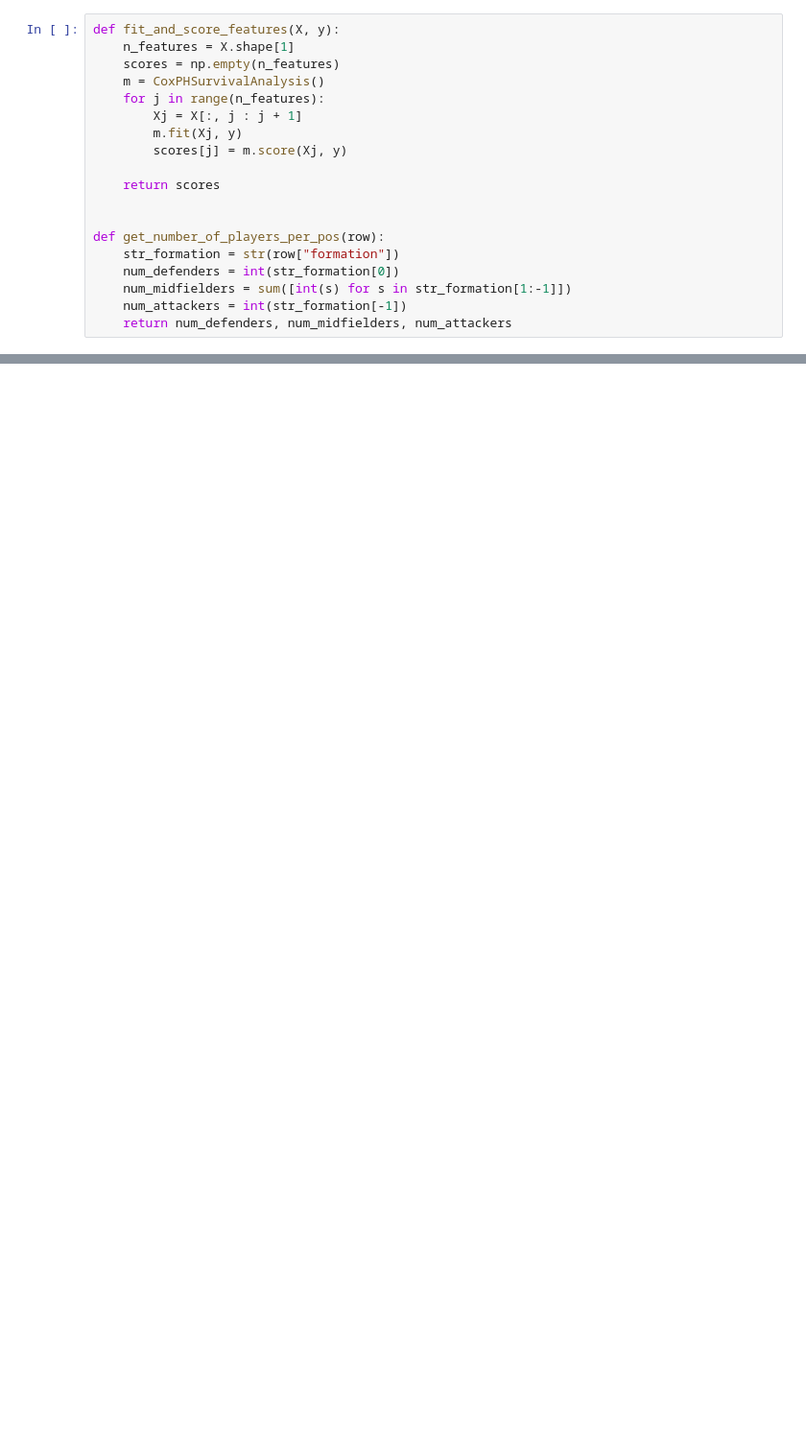
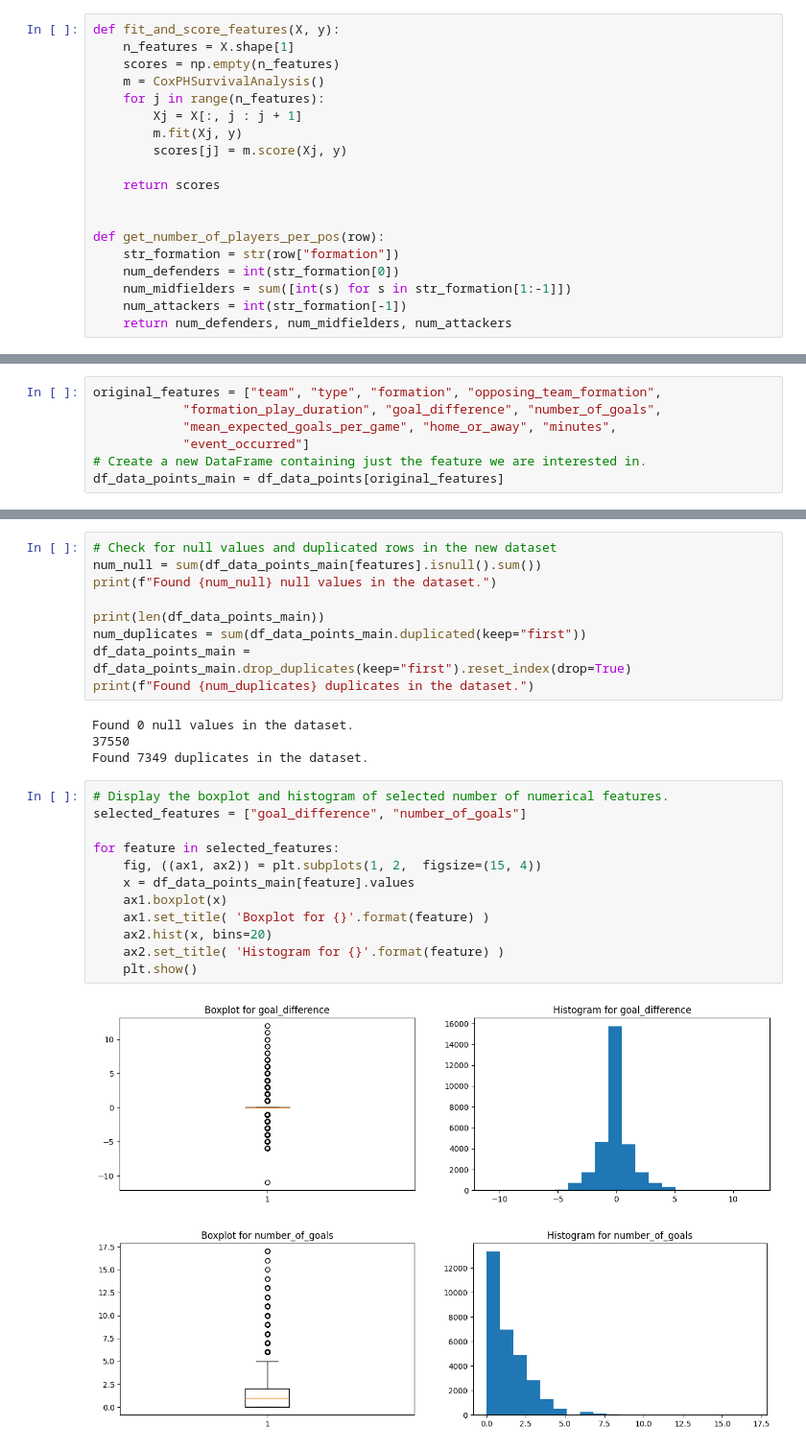
Before and after one commit to SFETNI/Omdena-UEFAEURO2024, a Jupyter notebook: task3-machine-learning-modeling/effect_of_team_formation_on_match_outcome/team_formation_impact_to_match_outcome_analysis.ipynb, the cells around one changed output, grey strips where cells are left out. Shown at 96% size. Cells and saved outputs as stored; diff of their text form; blank space fills up the shorter version.

```diff
--- a/task3-machine-learning-modeling/effect_of_team_formation_on_match_outcome/team_formation_impact_to_match_outcome_analysis.ipynb
+++ b/task3-machine-learning-modeling/effect_of_team_formation_on_match_outcome/team_formation_impact_to_match_outcome_analysis.ipynb
@@ -115,0 +99,7 @@ dtype: float64
+# %%
+original_features = ["team", "type", "formation", "opposing_team_formation",
+            "formation_play_duration", "goal_difference", "number_of_goals",
+            "mean_expected_goals_per_game", "home_or_away", "minutes",
+            "event_occurred"]
+# Create a new DataFrame containing just the feature we are interested in.
+df_data_points_main = df_data_points[original_features]
@@ -115,0 +144,28 @@ dtype: float64
+# %%
+# Check for null values and duplicated rows in the new dataset
+num_null = sum(df_data_points_main[features].isnull().sum())
+print(f"Found {num_null} null values in the dataset.")
+
+print(len(df_data_points_main))
+num_duplicates = sum(df_data_points_main.duplicated(keep="first"))
+df_data_points_main = df_data_points_main.drop_duplicates(keep="first").reset_index(drop=True)
+print(f"Found {num_duplicates} duplicates in the dataset.")
+# %% [output]
+Found 0 null values in the dataset.
+37550
+Found 7349 duplicates in the dataset.
+# %%
+# Display the boxplot and histogram of selected number of numerical features.
+selected_features = ["goal_difference", "number_of_goals"]
+
+for feature in selected_features:
+    fig, ((ax1, ax2)) = plt.subplots(1, 2,  figsize=(15, 4))
+    x = df_data_points_main[feature].values
+    ax1.boxplot(x)
+    ax1.set_title( 'Boxplot for {}'.format(feature) )
+    ax2.hist(x, bins=20)
+    ax2.set_title( 'Histogram for {}'.format(feature) )
+    plt.show()
+# %% [output]
+[figure, added]
+[figure, added]
```
Also changed, not shown: parts of 25 cells of this notebook, 1 other file.
